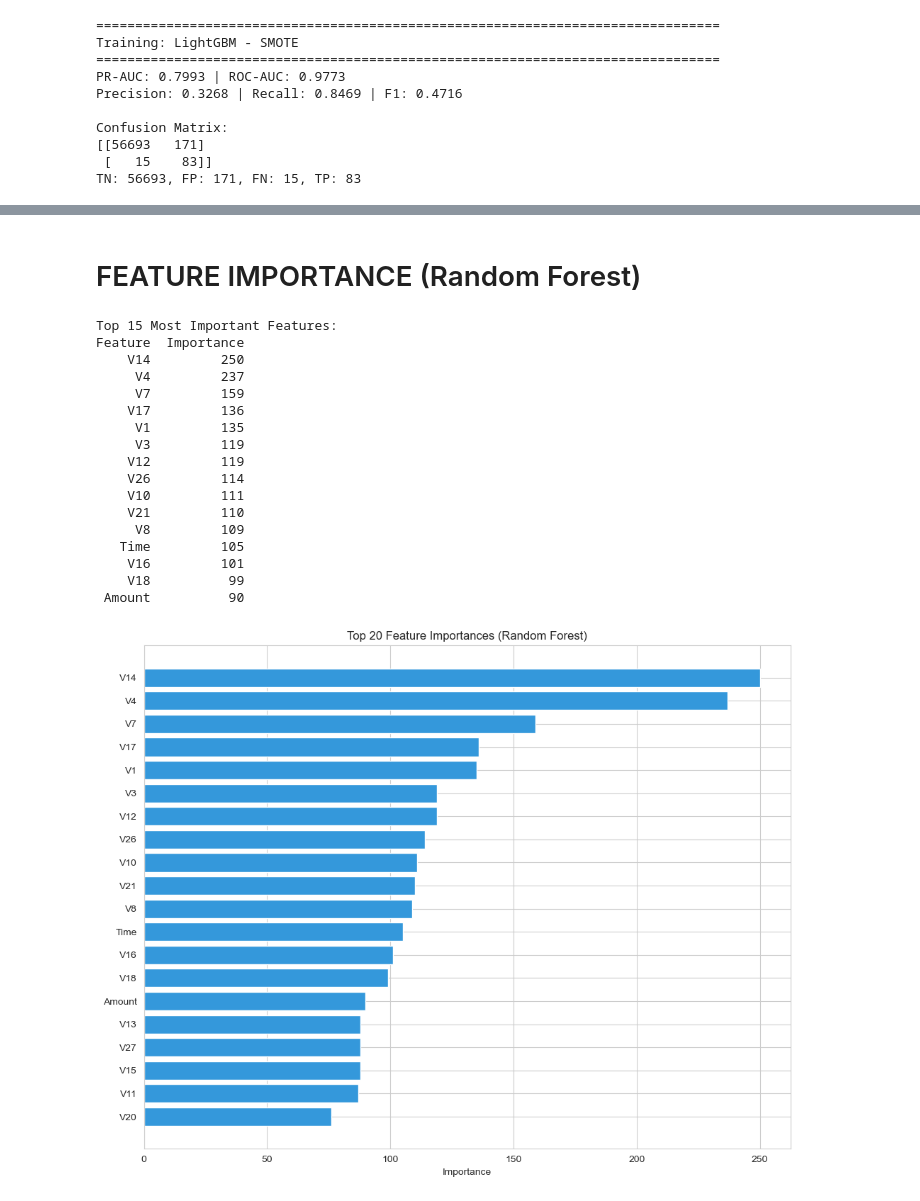
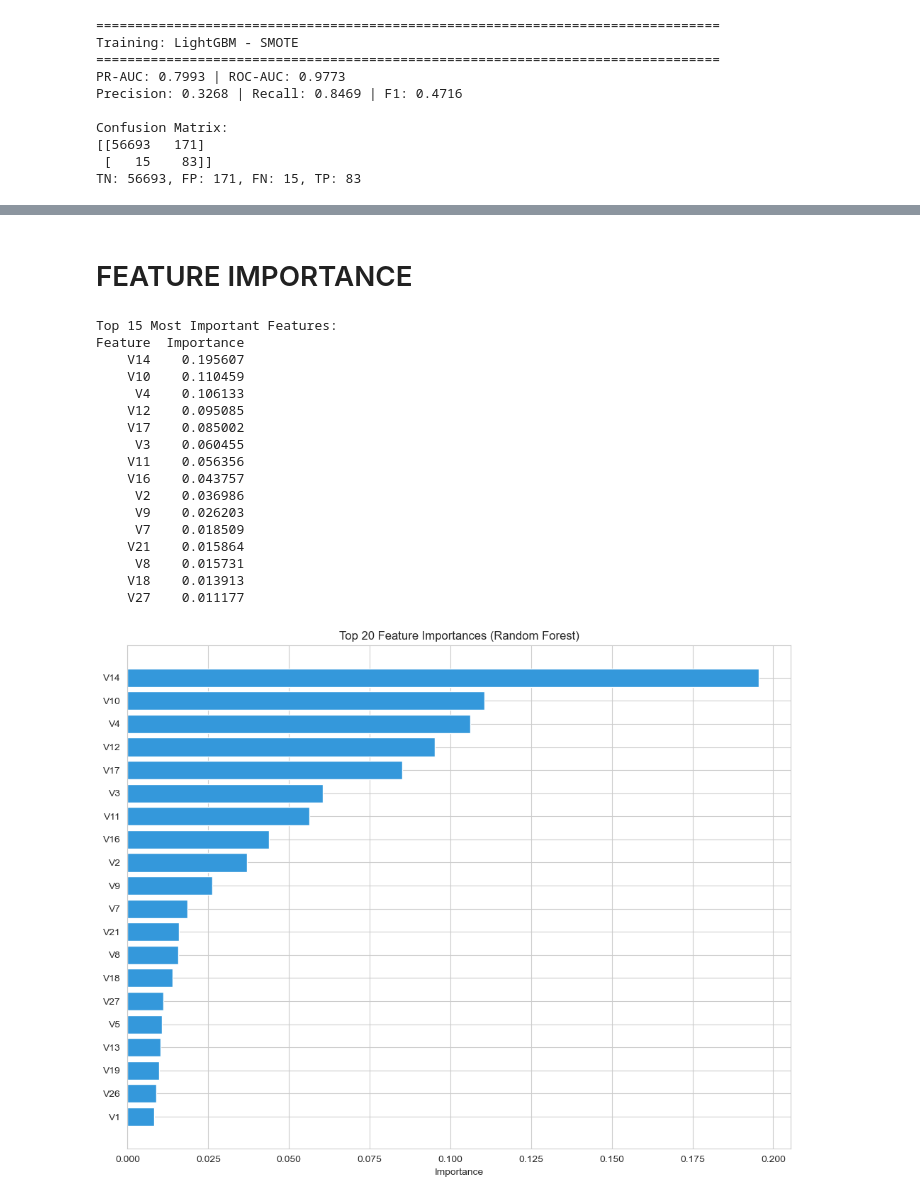
Before and after one commit to mwendemichelle4-dev/Credit-Card-Fraud-Detection-Analysis, a Jupyter notebook: Notebook.ipynb, the cells around one changed output, grey strips where cells are left out. Cells and saved outputs as stored; diff of their text form; code cells hidden in the pictures.

```diff
--- a/Notebook.ipynb
+++ b/Notebook.ipynb
@@ -1075,40 +1339,40 @@ RECOMMENDATION:
 # %% [markdown]
-# FEATURE IMPORTANCE (Random Forest)
+# FEATURE IMPORTANCE
 # %%
 # Get feature importance from Random Forest
 feature_importance = pd.DataFrame({
     'Feature': X.columns,
-    'Importance': lgb_model.feature_importances_
+    'Importance': rf_model.feature_importances_
 }).sort_values('Importance', ascending=False)
 
 print("\nTop 15 Most Important Features:")
 print(feature_importance.head(15).to_string(index=False))
 
 # Plot feature importance
 plt.figure(figsize=(10, 8))
 top_features = feature_importance.head(20)
 plt.barh(top_features['Feature'], top_features['Importance'], color='#3498db')
 plt.xlabel('Importance')
 plt.title('Top 20 Feature Importances (Random Forest)')
 plt.gca().invert_yaxis()
 plt.tight_layout()
 plt.show()
 # %% [output]
 Top 15 Most Important Features:
 Feature  Importance
-    V14         250
-     V4         237
-     V7         159
-    V17         136
-     V1         135
-     V3         119
-    V12         119
-    V26         114
-    V10         111
-    V21         110
-     V8         109
-   Time         105
-    V16         101
-    V18          99
- Amount          90
+    V14    0.195607
+    V10    0.110459
+     V4    0.106133
+    V12    0.095085
+    V17    0.085002
+     V3    0.060455
+    V11    0.056356
+    V16    0.043757
+     V2    0.036986
+     V9    0.026203
+     V7    0.018509
+    V21    0.015864
+     V8    0.015731
+    V18    0.013913
+    V27    0.011177
-[figure, old version]
+[figure, new version]
```
Also changed, not shown: parts of 72 cells of this notebook.
